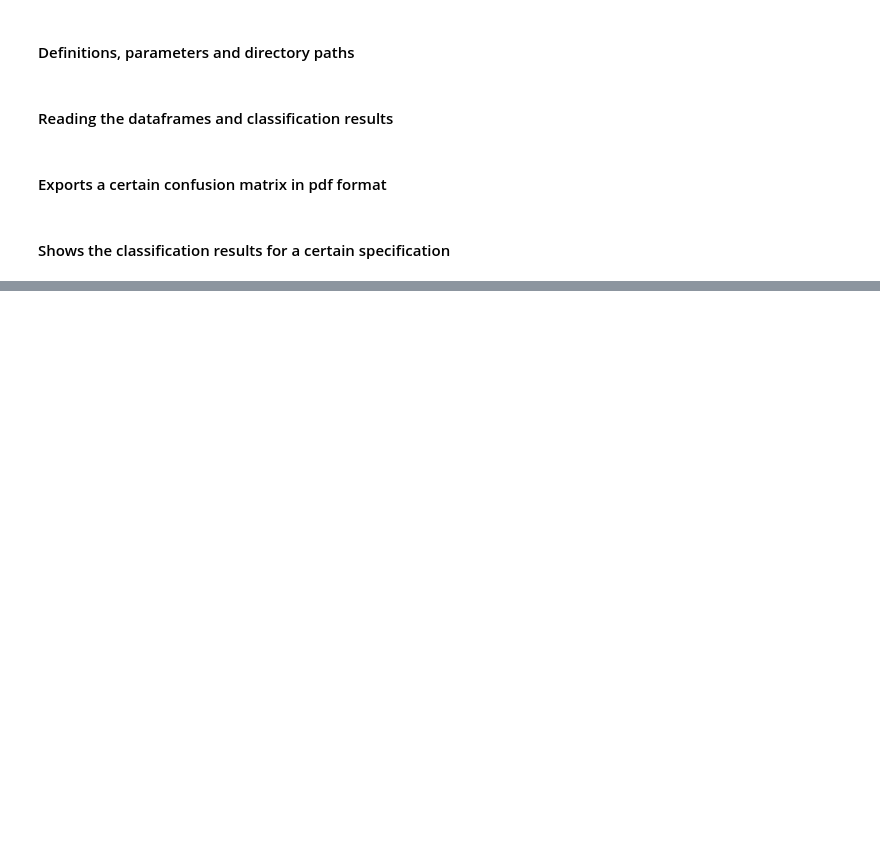
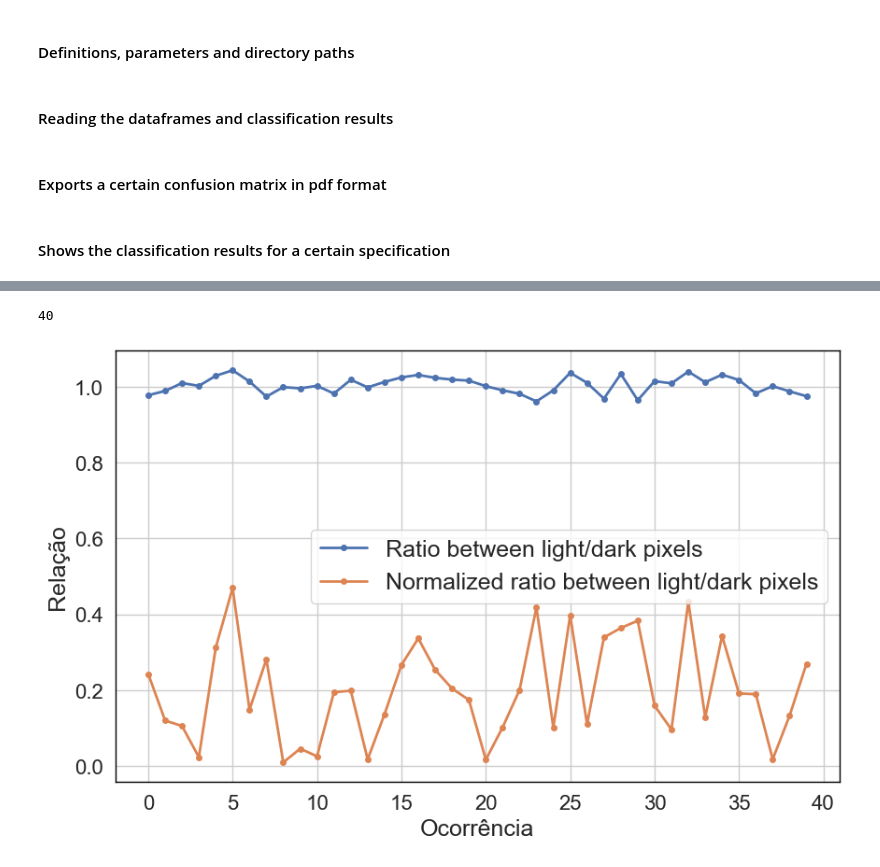
Before and after one commit to ferreiradiego/maize-classification, a Jupyter notebook: src/analysis.ipynb, the cells around one changed output, grey strips where cells are left out. Drawn from its saved outputs; the diff is of its cells as text; code cells hidden in the pictures; blank space fills up the shorter version.

```diff
--- a/src/analysis.ipynb
+++ b/src/analysis.ipynb
@@ -83,31 +294,36 @@ KeyError: "['ratio_80to255_by_1to80', 'normalized_ratio_80to255_by_1to80'] not i
 # %%
+df = df_train.loc[(df_train['defect_percentage'] == 0.00) & (df_train['grain_quantity'] == 100), ['npixels_1to255_per_grain', 'ratio_80to255_by_1to80', 'normalized_ratio_80to255_by_1to80']].copy()
+display(len(df))
+
 # Assuming df is the DataFrame you created earlier
 x = np.arange(len(df))
-y1 = df['ratio_80a255_por_1a80']
-y2 = df['ratio_80a255_por_1a80_normalizado']
+y1 = df['ratio_80to255_by_1to80']
+y2 = df['normalized_ratio_80to255_by_1to80']
 
 # Set the style and context for a more elegant plot
 sns.set(style='whitegrid', context='notebook')
 
 plt.figure(figsize=(10, 6))
 
-plt.plot(x, y1, label='Relação entre pixels claros/escuros', marker='o', linestyle='-', linewidth=2, markersize=4)
-plt.plot(x, y2, label='Relação entre pixels claros/escuros normalizada', marker='o', linestyle='-', linewidth=2, markersize=4)
+plt.plot(x, y1, label='Ratio between light/dark pixels', marker='o', linestyle='-', linewidth=2, markersize=4)
+plt.plot(x, y2, label='Normalized ratio between light/dark pixels', marker='o', linestyle='-', linewidth=2, markersize=4)
 
 plt.xlabel('Ocorrência', fontsize=18)
 plt.ylabel('Relação', fontsize=18)
-# plt.title('Comparison of ratio_80a255_por_1a80 and ratio_80a255_por_1a80_normalizado', fontsize=16)
 plt.legend(fontsize=18)
 plt.xticks(fontsize=16)
 plt.yticks(fontsize=16)
-# Set the plot borders to black
+
 for spine in plt.gca().spines.values():
     spine.set_edgecolor('black')
     spine.set_linewidth(1)
 
 # Save and display the plot
-plt.savefig('sem_normalizacao.pdf', dpi=300, bbox_inches='tight')
+plt.savefig('..\without_normalization.pdf', dpi=300, bbox_inches='tight')
 plt.show()
+# %% [output]
+40
+[figure, added]
 # %%
 df1 = df_train.copy()
 df1, df_test = normalize_dataset(df1, df_test, 'ratio_80a255_por_1a80', 1.000)
```
Also changed, not shown: parts of 17 cells of this notebook, 7 other files.
